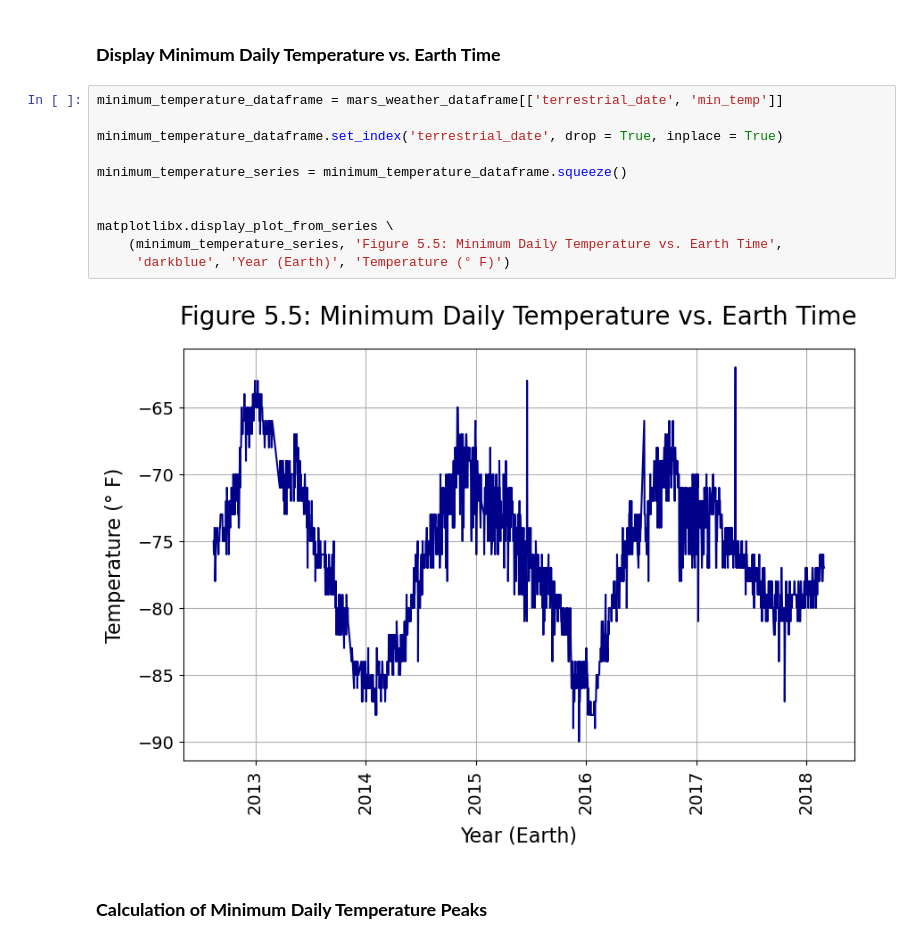
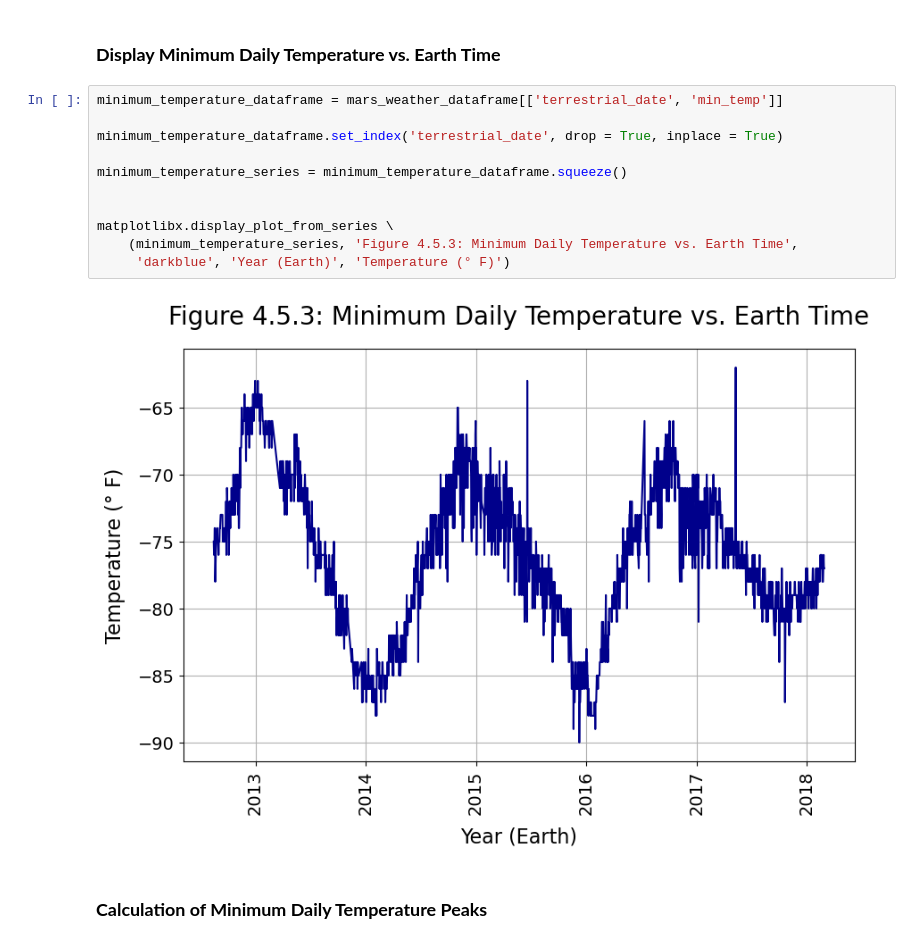
Before and after one commit to njgeorge000158/Mars-News-and-Weather-Analysis-from-Web-Scraping, a Jupyter notebook: mars_weather.ipynb, the cells around one changed output. Drawn from its saved outputs; the diff is of its cells as text.

```diff
--- a/mars_weather.ipynb
+++ b/mars_weather.ipynb
@@ -424,16 +422,16 @@ which is the same as the 687 Earth days found through an Internet search.
 # %%
 minimum_temperature_dataframe = mars_weather_dataframe[['terrestrial_date', 'min_temp']]
 
 minimum_temperature_dataframe.set_index('terrestrial_date', drop = True, inplace = True)
 
 minimum_temperature_series = minimum_temperature_dataframe.squeeze()
 
 
 matplotlibx.display_plot_from_series \
-    (minimum_temperature_series, 'Figure 5.5: Minimum Daily Temperature vs. Earth Time',
+    (minimum_temperature_series, 'Figure 4.5.3: Minimum Daily Temperature vs. Earth Time',
      'darkblue', 'Year (Earth)', 'Temperature (° F)')
 # %% [output]
-[figure, old version]
+[figure, new version]
 # %% [markdown]
 ### **Calculation of Minimum Daily Temperature Peaks**
 # %%
```
Also changed, not shown: parts of 2 cells of this notebook.
